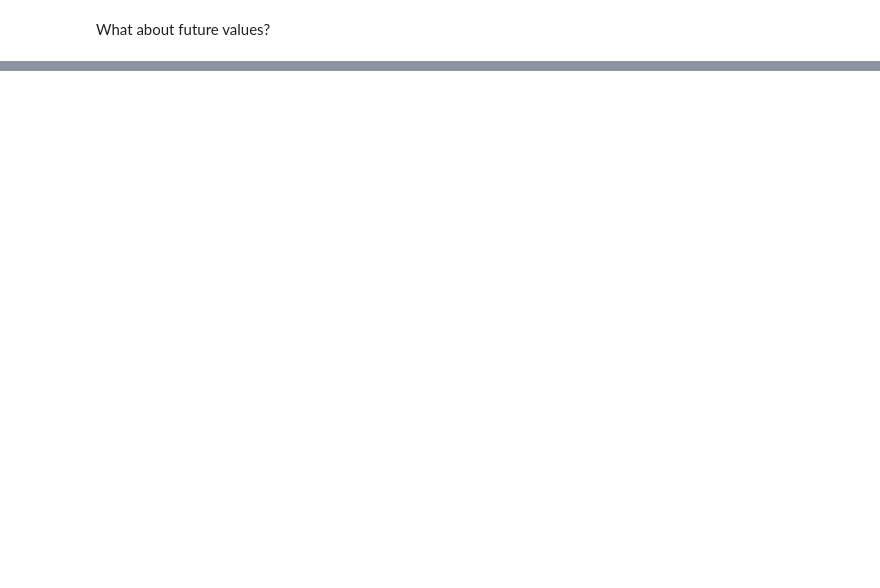
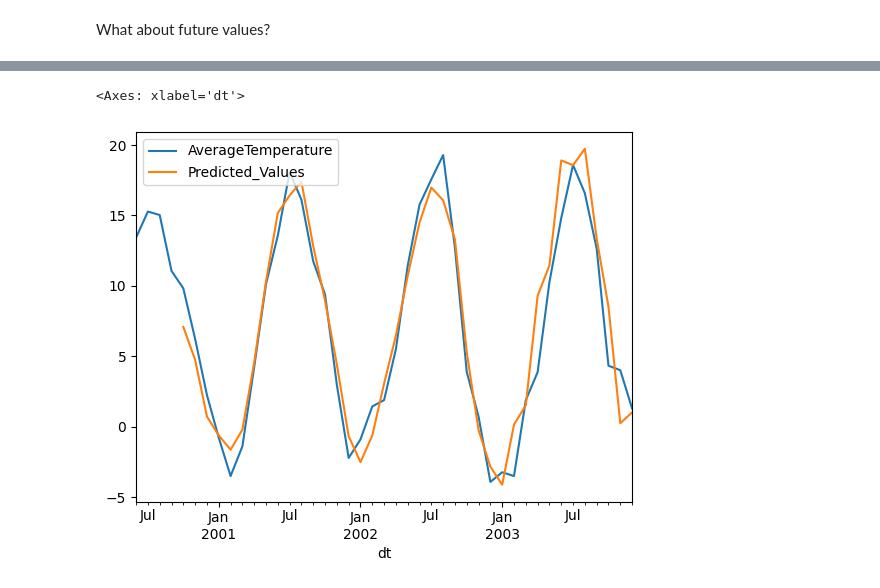
Before and after one commit to CyberStefNef/World_Temperature_Analysis, a Jupyter notebook: arima.ipynb, the cells around one changed output, grey strips where cells are left out. Cells and saved outputs as stored; diff of their text form; code cells hidden in the pictures; blank space fills up the shorter version.

```diff
--- a/arima.ipynb
+++ b/arima.ipynb
@@ -788,0 +940,6 @@ b
+# %%
+df_ar.dropna()
+df_ar[['AverageTemperature','Predicted_Values']].plot()
+# %% [output]
+<Axes: xlabel='dt'>
+[figure, added]
```
Also changed, not shown: parts of 21 cells of this notebook, 5 other files.
